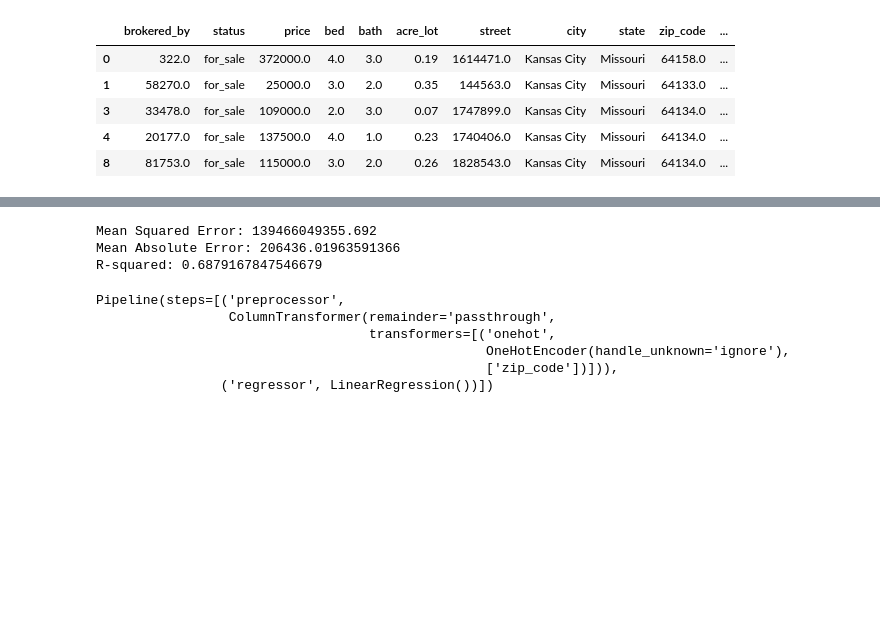
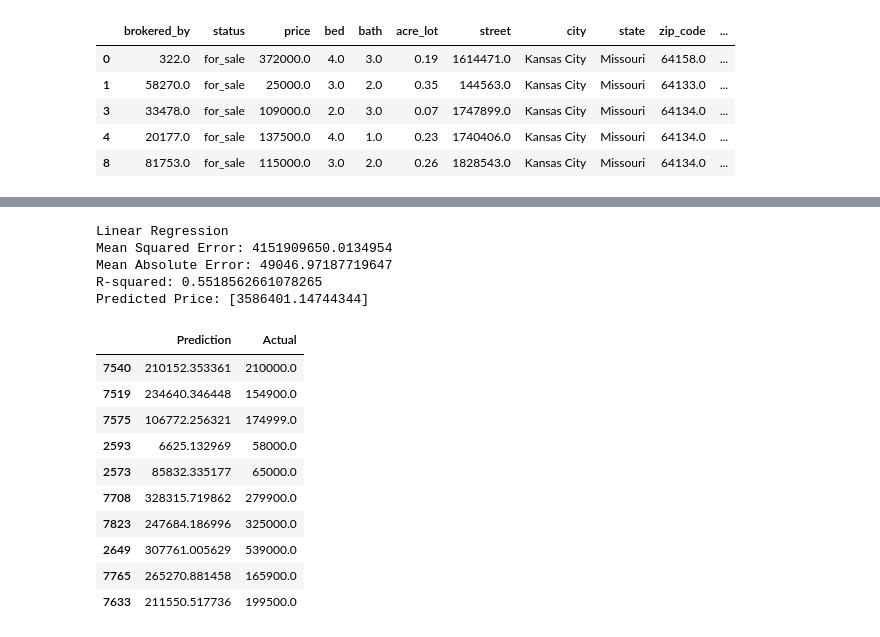
Before and after one commit to gthom73/MLIntegration_project4_group2, a Jupyter notebook: Project_4_ML.ipynb, the cells around one changed output, grey strips where cells are left out. Saved outputs shown, nothing was run; the diff lists cells and outputs as text; code cells hidden in the pictures; blank space fills up the shorter version.

```diff
--- a/Project_4_ML.ipynb
+++ b/Project_4_ML.ipynb
@@ -293,7 +264,7 @@ dallas_group_df
 # %%
 # Preprocessing
-X = dallas_group_df[['pr_sqr_ft', 'bed', 'zip_code']]
-y = dallas_group_df['price']
+X = topeka_group_df[['pr_sqr_ft', 'bed', 'zip_code']]
+y = topeka_group_df['price']
 # %%
 # Define column transformer for one-hot encoding
 column_transformer = ColumnTransformer(
@@ -317,40 +277,45 @@ Pipeline(steps=[('regressor', LinearRegression())])
 # %%
+print("Linear Regression")
+
+# Define the pipeline
+pipeline = Pipeline([
+    # ('preprocessor', column_transformer),
+    ('regressor', LinearRegression())
+])
+
+# Training the model
+pipeline.fit(X_train, y_train)
+
 y_pred = pipeline.predict(X_test)
 mseLR = mean_squared_error(y_test, y_pred)
 print("Mean Squared Error:", mseLR)
 
 maeLR = mean_absolute_error(y_test, y_pred)
 print("Mean Absolute Error:", maeLR)
 
 r_squaredLR = r2_score(y_test, y_pred)
 print("R-squared:", r_squaredLR)
+
+predicted_price = pipeline.predict(X_prediction)
+print("Predicted Price:", predicted_price)
+
+predictions = pipeline.predict(X_test)
+pd.DataFrame({"Prediction": predictions, "Actual": y_test}).tail(10)
 # %% [output]
-Mean Squared Error: 139466049355.692
-Mean Absolute Error: 206436.01963591366
-R-squared: 0.6879167847546679
+Linear Regression
+Mean Squared Error: 4151909650.0134954
+Mean Absolute Error: 49046.97187719647
+R-squared: 0.5518562661078265
+Predicted Price: [3586401.14744344]
+|  | Prediction | Actual |
+| 7540 | 210152.353361 | 210000.0 |
+| 7519 | 234640.346448 | 154900.0 |
+| 7575 | 106772.256321 | 174999.0 |
+| 2593 | 6625.132969 | 58000.0 |
+| 2573 | 85832.335177 | 65000.0 |
+| 7708 | 328315.719862 | 279900.0 |
+| 7823 | 247684.186996 | 325000.0 |
+| 2649 | 307761.005629 | 539000.0 |
+| 7765 | 265270.881458 | 165900.0 |
+| 7633 | 211550.517736 | 199500.0 |
-# %%
-# Define column transformer for one-hot encoding
-column_transformer = ColumnTransformer(
-    [('onehot', OneHotEncoder(handle_unknown='ignore'), ['zip_code'])],
-    remainder='passthrough'
-)
-
-# Define the pipeline
-pipeline = Pipeline([
-    ('preprocessor', column_transformer),
-    ('regressor', LinearRegression())
-])
-
-# Split the data into training and testing sets
-X_train, X_test, y_train, y_test = train_test_split(X, y, test_size=0.2, random_state=42)
-
-# Training the model
-pipeline.fit(X_train, y_train)
-# %% [output]
-Pipeline(steps=[('preprocessor',
-                 ColumnTransformer(remainder='passthrough',
-                                   transformers=[('onehot',
-                                                  OneHotEncoder(handle_unknown='ignore'),
-                                                  ['zip_code'])])),
-                ('regressor', LinearRegression())])
 # %%
```
Also changed, not shown: parts of 14 cells of this notebook.
